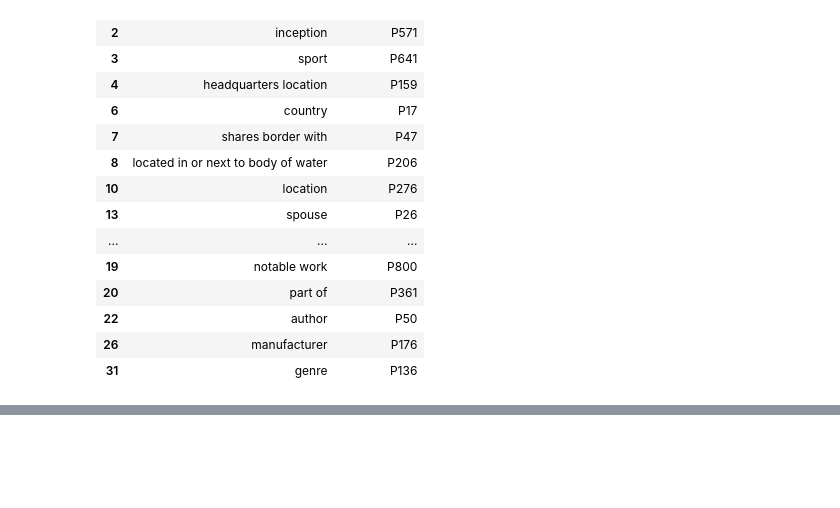
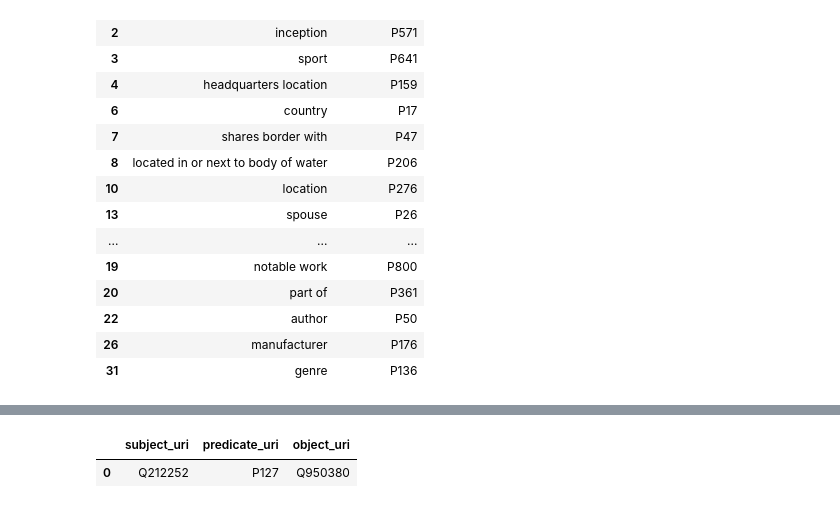
Before and after one commit to maxlautenbach/CIExMAS, a Jupyter notebook: baseline.ipynb, the cells around one changed output, grey strips where cells are left out. Cells and saved outputs as stored; diff of their text form; code cells hidden in the pictures; blank space fills up the shorter version.

```diff
--- a/baseline.ipynb
+++ b/baseline.ipynb
@@ -189,5 +213,7 @@ langfuse_handler = CallbackHandler(
     host=os.getenv("LANGFUSE_HOST"),
 )
 
-graph.invoke({"text": docs.iloc[0]["text"], "messages": [docs.iloc[0]["text"]], "instruction": ""}, config={"callbacks": [langfuse_handler]})
+target_doc = docs.iloc[0]
+doc_id = target_doc["docid"]
+response = graph.invoke({"text": target_doc["text"], "messages": [system_prompt, target_doc["text"]], "instruction": ""}, config={"callbacks": [langfuse_handler]})
 # %% [output]
@@ -209,19 +236,0 @@ AttributeError: 'NoneType' object has no attribute 'group'
-# %%
-from langchain_core.prompts import PromptTemplate
-import re
-
-prompt_template = PromptTemplate.from_template("""
-You are an agent to extract entities out of a given text. The entities will be linked to a knowledge graph later. You should return a list of any explicit and implicit entities found in the text. Please enclose the list with <list> and </list> tags and the entities with <entity> and </entity> tags.
-
-Text: {text}
-""")
-
-doc_id = docs.iloc[6]["docid"]
-text = docs[docs["docid"] == doc_id]["text"]
-doc_relation_df = relation_df[relation_df["docid"] == doc_id]
-prompt = prompt_template.invoke({"text": text})
-output = model.invoke(prompt)
-entity_list = re.findall(r'<entity>(.*?)</entity>', output.content)
-entity_list = [vector_store.similarity_search(x, k=1)[0] for x in entity_list]
-entity_set_df = pd.DataFrame({"entity": [x.page_content for x in entity_list], "entity_uri": [x.metadata["uri"] for x in entity_list]}).drop_duplicates()
-entity_set_df
@@ -276,3 +266,9 @@ pred_relation_df
+# %%
+doc_relation_df = relation_df[relation_df["docid"] == doc_id][["subject_uri", "predicate_uri", "object_uri"]]
+doc_relation_df
+# %% [output]
+|  | subject_uri | predicate_uri | object_uri |
+| 0 | Q212252 | P127 | Q950380 |
 # %%
 correct_relation_df = pred_relation_df.merge(doc_relation_df[["subject_uri", "predicate_uri", "object_uri"]], on=["subject_uri", "predicate_uri", "object_uri"], how="inner")
 correct_relation_df
```
Also changed, not shown: parts of 12 cells of this notebook, 1 other file.
